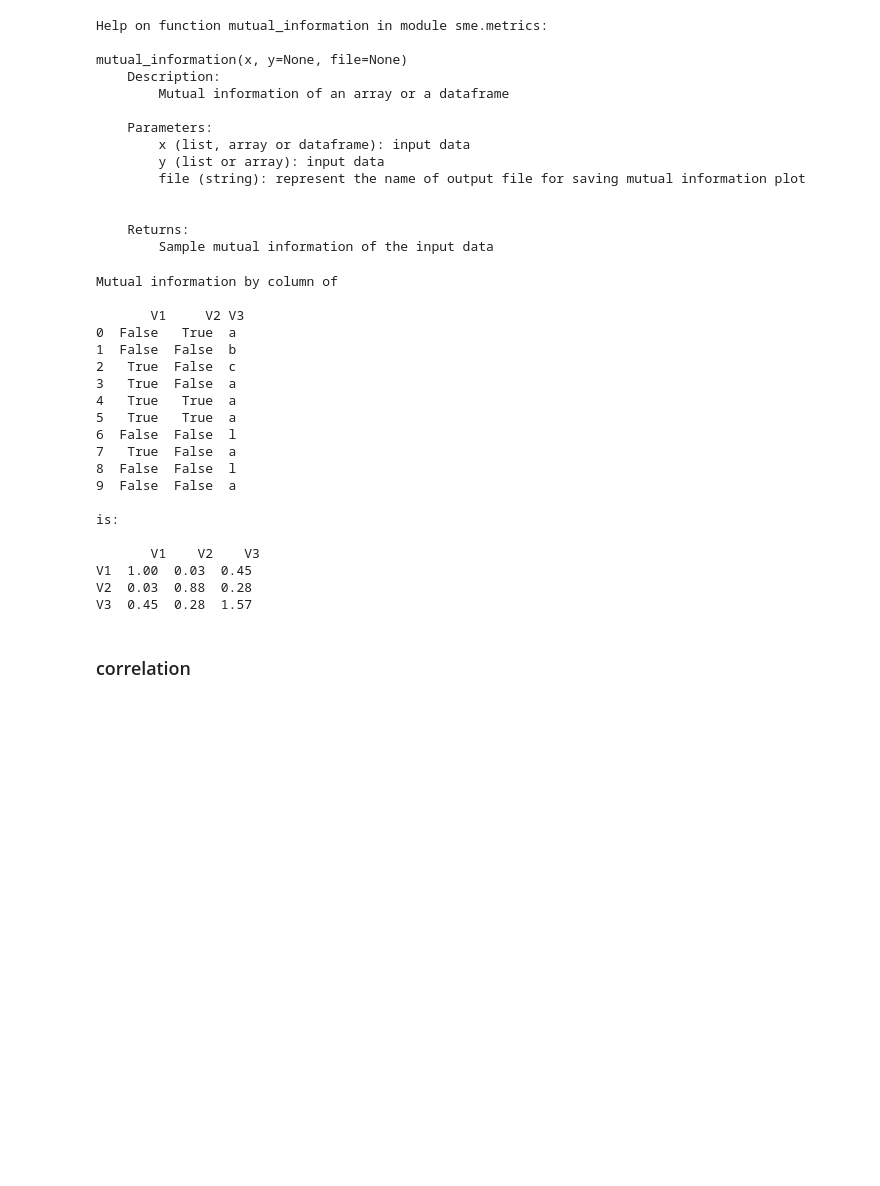
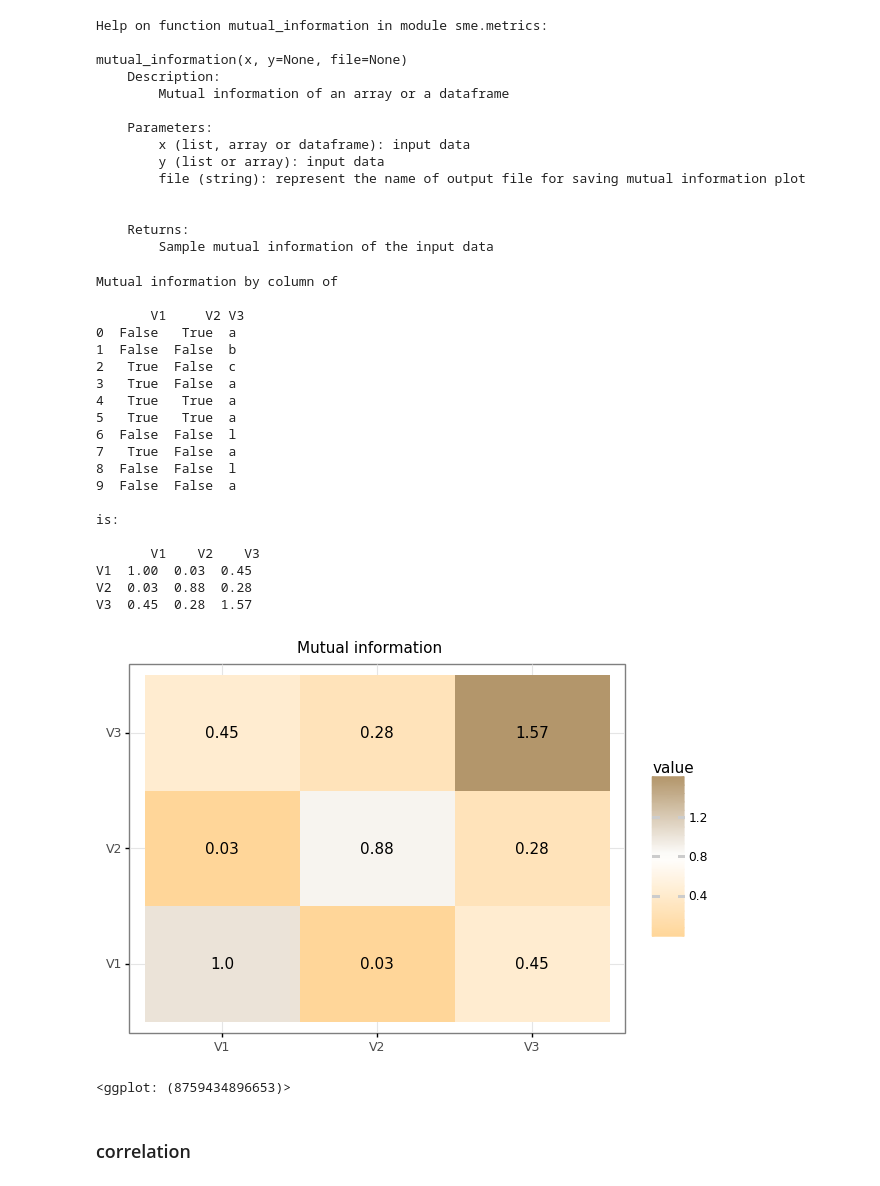
Before and after one commit to AnderEhu/sme_python, a Jupyter notebook: docs/metrics.ipynb, the cells around one changed output. Cells and saved outputs as stored; diff of their text form; code cells hidden in the pictures; blank space fills up the shorter version.

```diff
--- a/docs/metrics.ipynb
+++ b/docs/metrics.ipynb
@@ -257,27 +263,30 @@ mutual_information(x, y=None, file=None)
 # %%
 mi = metrics.mutual_information(df)
 print("Mutual information by column of \n\n", df, "\n\nis: \n\n", mi)
+metrics.plot_dataframe(mi, "Mutual information", colors=["#ffd699", "White", "#b3966b"])
 # %% [output]
 Mutual information by column of
 
        V1     V2 V3
 0  False   True  a
 1  False  False  b
 2   True  False  c
 3   True  False  a
 4   True   True  a
 5   True   True  a
 6  False  False  l
 7   True  False  a
 8  False  False  l
 9  False  False  a
 
 is:
 
        V1    V2    V3
 V1  1.00  0.03  0.45
 V2  0.03  0.88  0.28
 V3  0.45  0.28  1.57
+[figure, added]
+<ggplot: (8759434896653)>
 # %% [markdown]
 ### correlation
 # %% [markdown]
```
Also changed, not shown: parts of 3 cells of this notebook, 2 other files.
